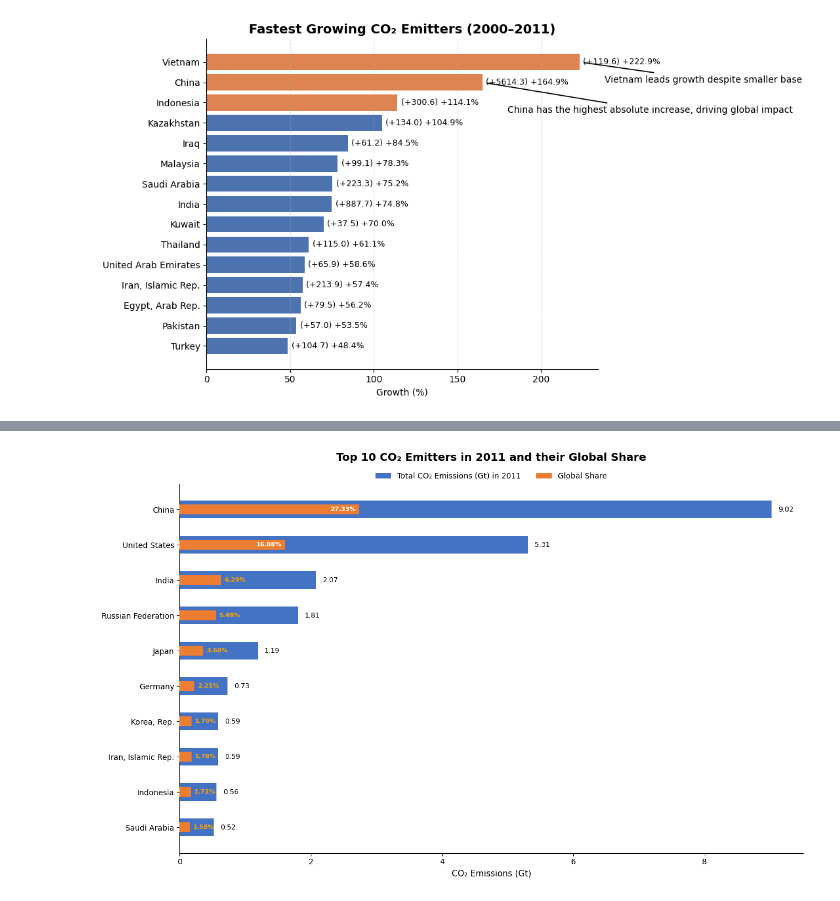
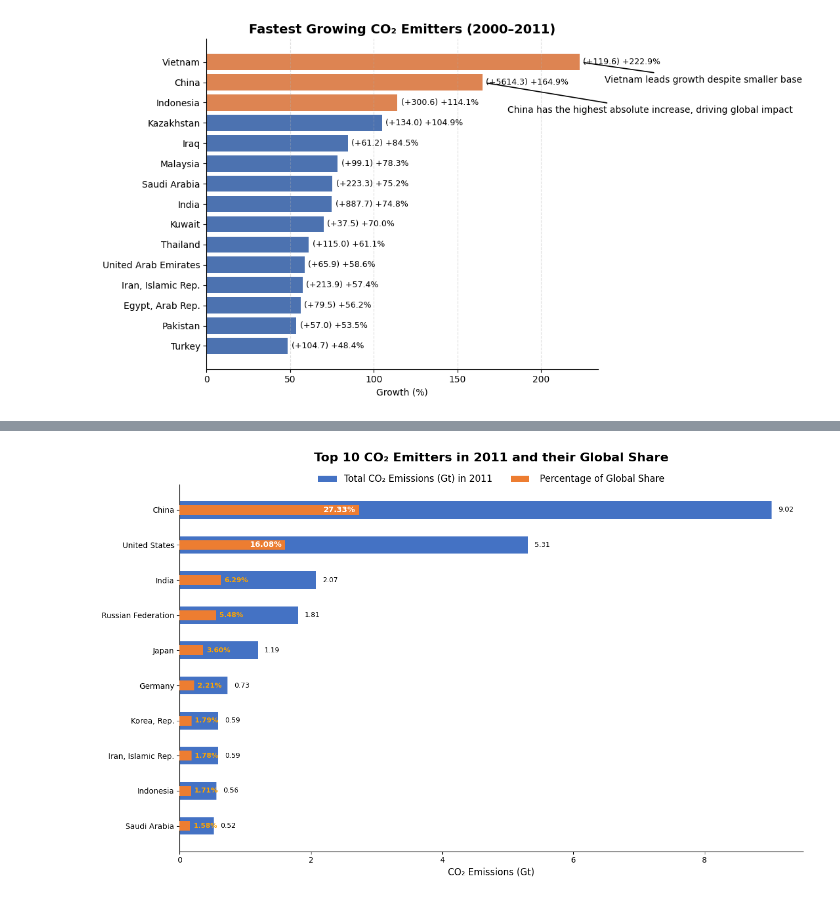
Before and after one commit to sanaullah525/Global-CO2-Emissions-Data-Analysis-Project, a Jupyter notebook: datapr.ipynb, the cells around one changed output, grey strips where cells are left out. Drawn from its saved outputs; the diff is of its cells as text; code cells hidden in the pictures.

Commit message:
Structuring the cells in notebook for better readability.

```diff
--- a/datapr.ipynb
+++ b/datapr.ipynb
@@ -646,54 +503,87 @@ bc
 # %%
+#...Preparing data for Top 10 Emitters and their global share.
+
+topbc= rawdf[["Country Name", "Country Code", "2011"]]
+valid_codes = {c.alpha_3 for c in pyc.countries}
+topbc= topbc[topbc['Country Code'].isin(valid_codes)]
+
+# Accessing the Total Global Emissions in 2011 (Mt) for the Global share column.
+ge11= dataf.loc[dataf['Country Name']== 'World', '2011'].values[0] / 1000
+
+# Preparing table for a Clustered chartbar
+# data loading and converting units to Gt.
+topbc
+topbc['Country']= topbc['Country Name']
+topbc['2011_Gt']= topbc['2011']/1000000
+
+ge11 = 33  # Approximate global emissions in Gt for 2011
+
+# Sort by emissions descending, take top 10, then reverse for horizontal bar
+bc = topbc.sort_values(by='2011', ascending=False).head(10)
+bc = bc.sort_values(by='2011', ascending=False)
+
+# Calculate Global Share
+bc['Global Share'] = (((bc['2011'] / (ge11 * 1000)) * 100)/1000)
+
+# Formating the percentage column for better storytelling.
+bc['Global Share'] = bc['Global Share'].map('{:.2f}%'.format)
+
+# Correcting indices.
+bc.index= range(1, len(bc) + 1)
+bc= bc[["Country","2011_Gt", "Global Share"]]
+
+
+
 # Grouped bar chart for 'Top 10 CO2 Emitters and their Global Share'
 
 fig, ax = plt.subplots(figsize=(13, 8))
 countries = bc['Country']
-y = np.arange(len(countries))
+y= np.arange(len(countries))
 
 # Converting Global Share to numeric for plotting.
 global_share_numeric = bc['Global Share'].str.replace('%', '').astype(float) / 10
 
 # Adding Blue bars for Total CO2 Emissions.
-bars1 = ax.barh(y, bc['2011_Gt'], height=0.5, label='Total CO₂ Emissions (Gt) in 2011',
+bars1= ax.barh(y, bc['2011_Gt'], height=0.5, label='Total CO₂ Emissions (Gt) in 2011',
                 color='#4472C4', zorder=2)
 # Adding Orange bars for Global Share.
-bars2 = ax.barh(y, global_share_numeric, height=0.28, label='Global Share',
+bars2= ax.barh(y, global_share_numeric, height=0.28, label=' Percentage of Global Share',
                 color='#ED7D31', zorder=3, left=0)
 # Adding smart labels to the figure.
 for i, (bar1, bar2, share) in enumerate(zip(bars1, bars2, bc['Global Share'])):
     width1 = bar1.get_width()
     width2 = bar2.get_width()
 
     # Blue bar label - always outside at the end
     ax.text(width1 + 0.1, bar1.get_y() + bar1.get_height()/2, f'{width1:.2f}',
             va='center', ha='left', fontsize=9, color='black')
 
     # Orange bar label - inside if bar is wide enough, otherwise outside
     if width2 > 0.8:  # Wide bars - text inside
         ax.text(width2 - 0.05, bar2.get_y() + bar2.get_height()/2, share,
-                va='center', ha='right', fontsize=8, color='white', fontweight='bold')
+                va='center', ha='right', fontsize=10, color='white', fontweight='bold')
     else:  # Narrow bars - text outside to the right
         ax.text(width2 + 0.05, bar2.get_y() + bar2.get_height()/2, share,
-                va='center', ha='left', fontsize=8, color='orange', fontweight='bold')
+                va='center', ha='left', fontsize=9, color='orange', fontweight='bold')
 
 # Customizing axes
-ax.set_xlabel('CO₂ Emissions (Gt)', fontsize=11)
+ax.set_xlabel('CO₂ Emissions (Gt)', fontsize=12)
 ax.set_title('Top 10 CO₂ Emitters in 2011 and their Global Share',
-             fontsize=14, fontweight='bold', pad=30)
+             fontsize=16, fontweight='bold', pad=30)
 ax.set_yticks(y)
 ax.set_yticklabels(countries, fontsize=10)
 ax.set_xlim(0, 9.5)
 ax.invert_yaxis()
 
 # Adding legend below the title.
-ax.legend(loc='upper center', bbox_to_anchor=(0.5, 1.05), ncol=2, frameon=False, fontsize=10)
+ax.legend(loc='upper center', bbox_to_anchor=(0.5, 1.05), ncol=2, frameon=False, fontsize=12)
 
 # Removing spines from the figure.
 ax.spines['top'].set_visible(False)
 ax.spines['right'].set_visible(False)
 
 # Adjusting spaces between elements.
 plt.tight_layout()
 plt.show()
 # %% [output]
-[figure, old version]
+[figure, new version]
```
Also changed, not shown: parts of 13 cells of this notebook.
